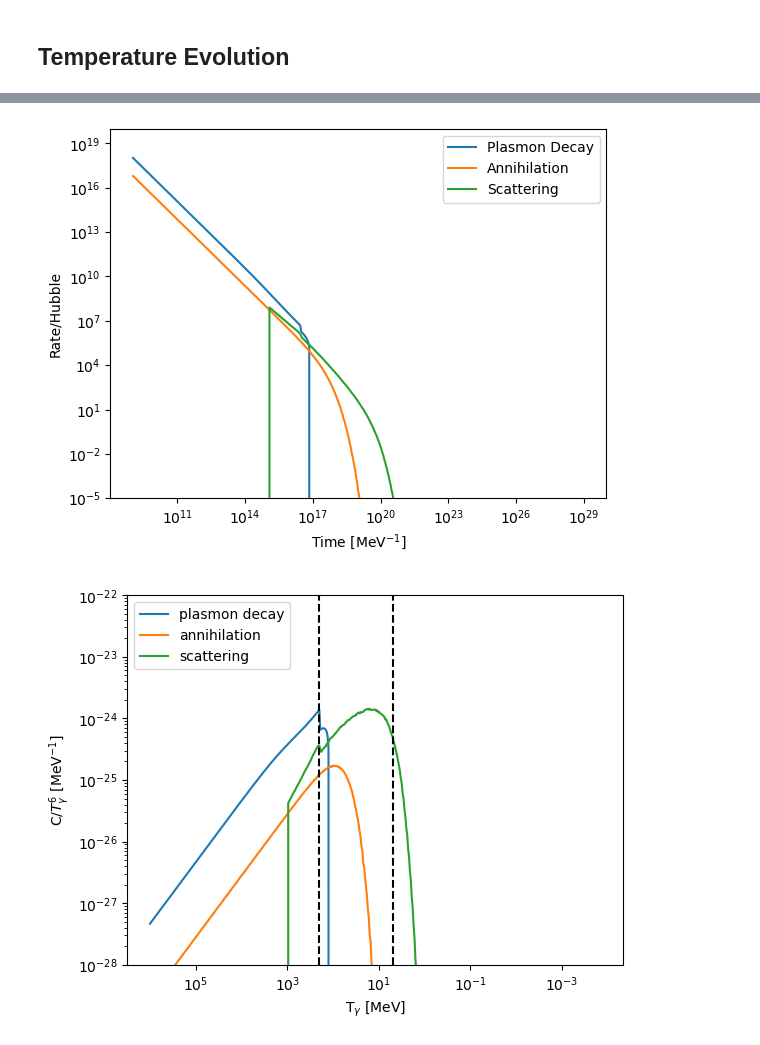
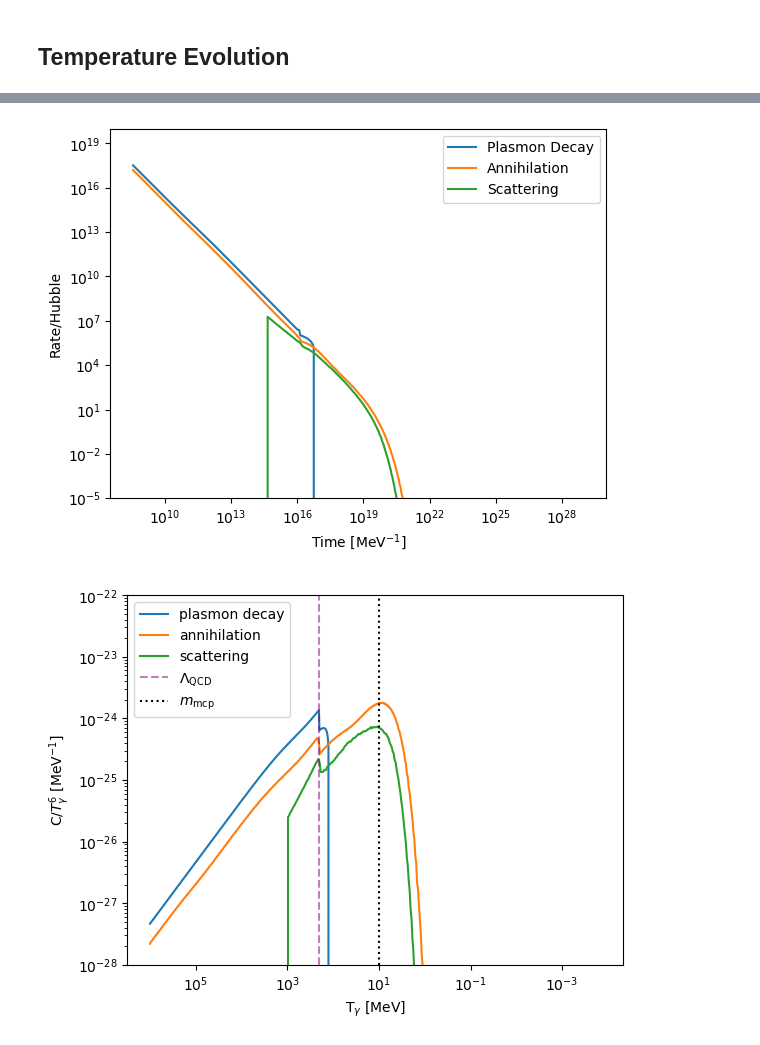
Before and after one commit to Duncan-Adams/mcp_boltzmann, a Jupyter notebook: notebooks/mcp_boltzmann_solver.ipynb, the cells around one changed output, grey strips where cells are left out. Saved outputs shown, nothing was run; the diff lists cells and outputs as text; code cells hidden in the pictures.

```diff
--- a/notebooks/mcp_boltzmann_solver.ipynb
+++ b/notebooks/mcp_boltzmann_solver.ipynb
@@ -39,7 +39,8 @@ GeV = 1e3
 # %%
 m_mcp = 10*MeV
 
-Q = shelton_Q_of_M(m_mcp)
+Q = shelton_Q_of_M(10)
+# Q = 2.7e-9
 print(f'{Q=}')
 # %% [output]
 Q=array(2.84962975e-09)
@@ -93,7 +90,7 @@ Boltz.add_colterm_EM_DS(CF_plas)
 # %%
 T_gamma_0 = 1e6 * MeV
 T_nu_0 = T_gamma_0
-T_DS_0 =  1e-3*T_gamma_0
+T_DS_0 =  1e-4*T_gamma_0
 # %%
 sol_bsm = Boltz.solve_boltzmann_eq(T_gamma_0, T_nu_0, T_DS_0, Q)
 sol_sm = Boltz.solve_boltzmann_eq_SM(T_gamma_0, T_nu_0)
@@ -189,24 +198,24 @@ plt.ylim(1e-5, 1e20)
 
 plt.show()
 # %% [output]
-[figure, old version]
+[figure, new version]
 # %%
 plt.plot(sol_bsm.y[0], CF_plas(sol_bsm.y[0], sol_bsm.y[2], Q)/sol_bsm.y[0]**6, label='plasmon decay')
 plt.plot(sol_bsm.y[0], CF_ann_sm_ds(sol_bsm.y[0], sol_bsm.y[2], Q)/sol_bsm.y[0]**6, label='annihilation')
 plt.plot(sol_bsm.y[0], CF_scatt_sm_ds(sol_bsm.y[0], sol_bsm.y[2], Q)/sol_bsm.y[0]**6, label='scattering')
 plt.ylim(1e-28, 1e-22)
 
-plt.axvline(20*m_mcp, color='black', linestyle='dashed')
-plt.axvline(m_mcp/2, color='black', linestyle='dashed')
+plt.axvline(200,  color='purple', linestyle='dashed', alpha=0.5, label=r'$\Lambda_{\rm QCD}$')
+plt.axvline(m_mcp, color='black', linestyle='dotted', label=r'$m_{\rm mcp}$')
 
 plt.yscale('log')
 plt.xscale('log')
 
 plt.legend(loc='upper left')
 plt.gca().invert_xaxis()
 
 plt.xlabel(r'T$_\gamma$ [MeV]')
 plt.ylabel(r'C/$T^6_\gamma$ [MeV$^{-1}$]')
 plt.show()
 # %% [output]
-[figure, old version]
+[figure, new version]
```
Also changed, not shown: parts of 7 cells of this notebook, 9 other files.
